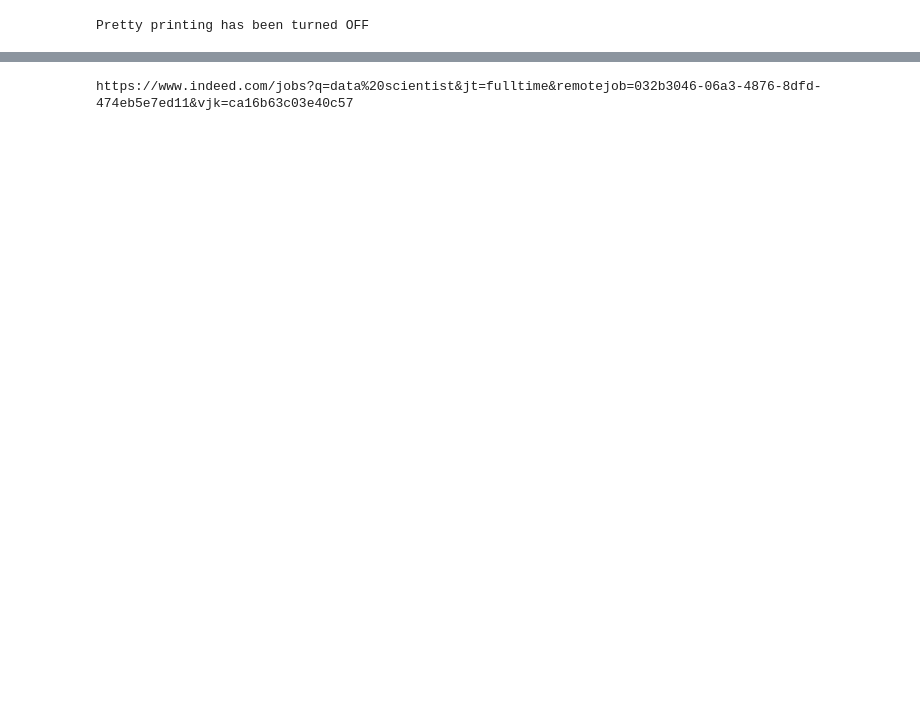
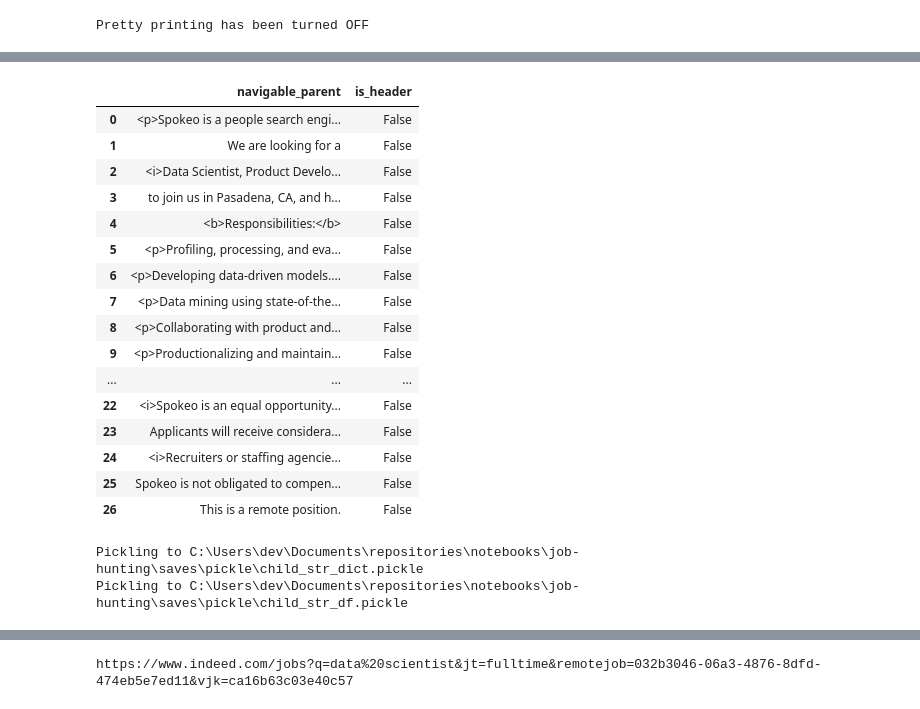
Before and after one commit to dbabbitt/notebooks, a Jupyter notebook: job-hunting/ipynb/Scrape Indeed.com for Requirements Lists.ipynb, the cells around one changed output, grey strips where cells are left out. Drawn from its saved outputs; the diff is of its cells as text; code cells hidden in the pictures; blank space fills up the shorter version.

Commit message:
more job hunting

```diff
--- a/job-hunting/ipynb/Scrape Indeed.com for Requirements Lists.ipynb
+++ b/job-hunting/ipynb/Scrape Indeed.com for Requirements Lists.ipynb
@@ -5,0 +41,16 @@ Pretty printing has been turned OFF
+# %%
+
+import numpy as np
+
+files_list = os.listdir(saves_html_folder)
+file_name = random.choice(files_list)
+file_path = os.path.join(saves_html_folder, file_name)
+with open(file_path, 'r', encoding='utf-8') as f:
+    html_str = f.read()
+    job_soup = BeautifulSoup(html_str, 'lxml')
+    body_soup = job_soup.find_all(name='body')[0]
+    child_strs_list = get_navigable_children(body_soup, [])
+    for child_str, pred_array in zip(child_strs_list, predict_percent_fit(child_str_list)):
+        print()
+        print(pred_array)
+        print(child_str)
@@ -5,0 +75,41 @@ Pretty printing has been turned OFF
+# %%
+
+df = pd.DataFrame(child_strs_list, columns=['navigable_parent'])
+df['is_header'] = False
+id_list = []
+df.loc[id_list, 'is_header'] = True
+df.tail(60)
+# %% [output]
+|  | navigable_parent | is_header |
+| 0 | <p>Spokeo is a people search engi... | False |
+| 1 | We are looking for a | False |
+| 2 | <i>Data Scientist, Product Develo... | False |
+| 3 | to join us in Pasadena, CA, and h... | False |
+| 4 | <b>Responsibilities:</b> | False |
+| 5 | <p>Profiling, processing, and eva... | False |
+| 6 | <p>Developing data-driven models.... | False |
+| 7 | <p>Data mining using state-of-the... | False |
+| 8 | <p>Collaborating with product and... | False |
+| 9 | <p>Productionalizing and maintain... | False |
+| ... | ... | ... |
+| 22 | <i>Spokeo is an equal opportunity... | False |
+| 23 | Applicants will receive considera... | False |
+| 24 | <i>Recruiters or staffing agencie... | False |
+| 25 | Spokeo is not obligated to compen... | False |
+| 26 | This is a remote position. | False |
+# %%
+
+try:
+    for row_index, row_series in df.iterrows():
+        navigable_parent = row_series.navigable_parent
+        is_header = row_series.is_header
+        child_str_dict[navigable_parent] = is_header
+    s.store_objects(child_str_dict=child_str_dict)
+    rows_list = [{'navigable_parent': navigable_parent, 'is_header': is_header} for navigable_parent, is_header in child_str_dict.items()]
+    child_str_df = pd.DataFrame(rows_list)
+    s.store_objects(child_str_df=child_str_df)
+except Exception as e:
+    print(str(e).strip())
+# %% [output]
+Pickling to C:\Users\dev\Documents\repositories\notebooks\job-hunting\saves\pickle\child_str_dict.pickle
+Pickling to C:\Users\dev\Documents\repositories\notebooks\job-hunting\saves\pickle\child_str_df.pickle
```
Also changed, not shown: parts of 27 cells of this notebook, 7 other files.
